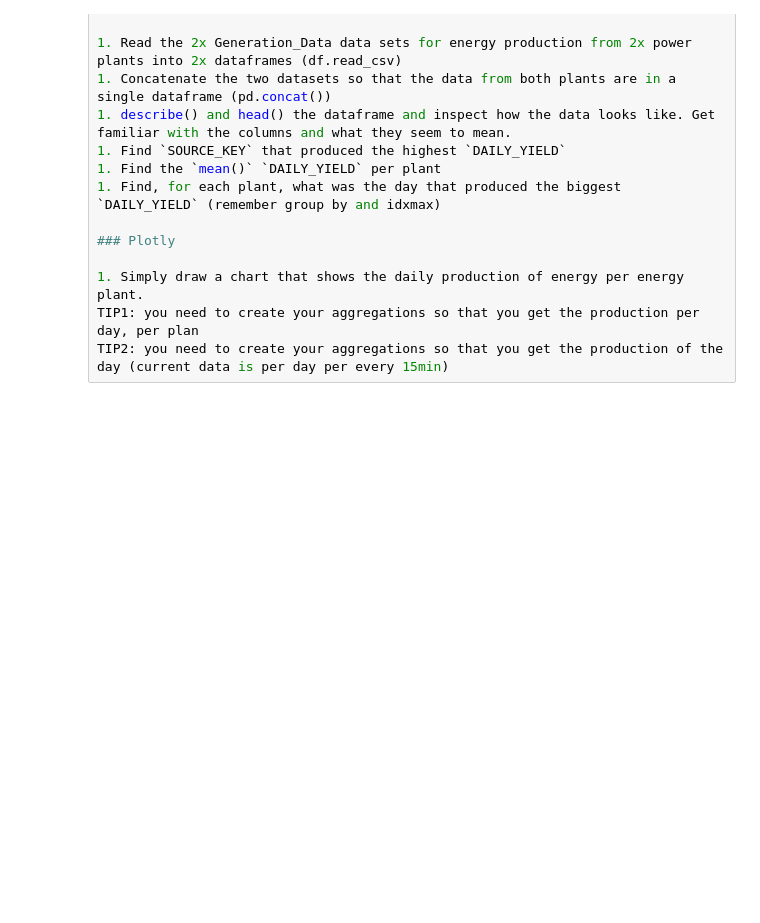
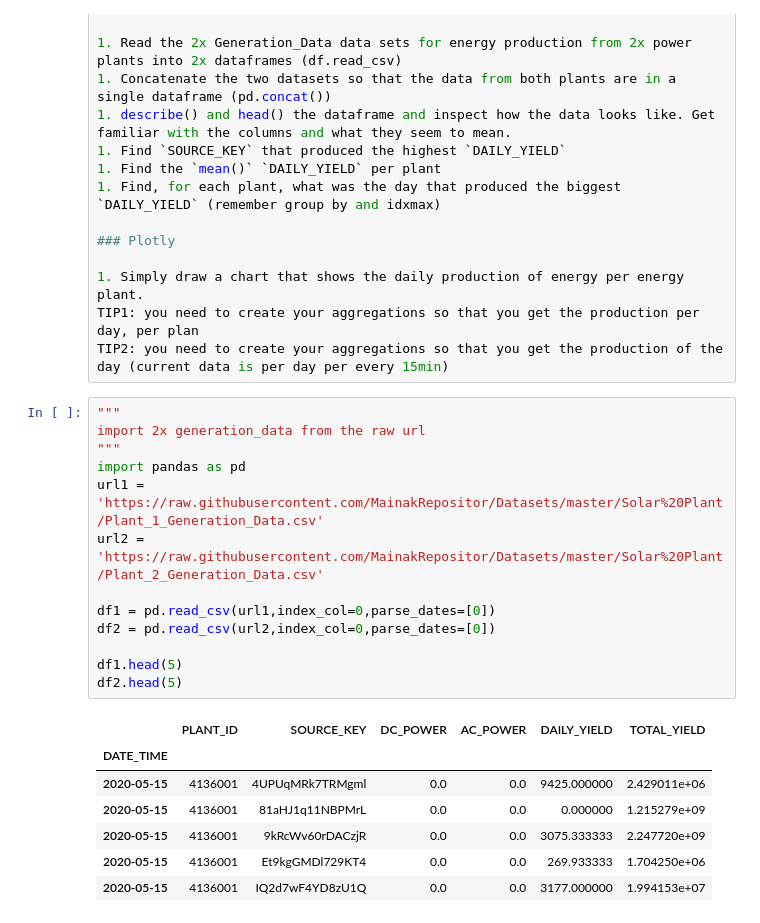
Before and after one commit to savitha14june/redi-web-project, a Jupyter notebook: Homework_session_16.ipynb, the cells around one changed output. Saved outputs shown, nothing was run; the diff lists cells and outputs as text; blank space fills up the shorter version.

```diff
--- a/Homework_session_16.ipynb
+++ b/Homework_session_16.ipynb
@@ -23,3 +23,24 @@ In this exercise you'll
 1. Simply draw a chart that shows the daily production of energy per energy plant.
 TIP1: you need to create your aggregations so that you get the production per day, per plan
 TIP2: you need to create your aggregations so that you get the production of the day (current data is per day per every 15min)
+# %%
+"""
+import 2x generation_data from the raw url
+"""
+import pandas as pd
+url1 = 'https://raw.githubusercontent.com/MainakRepositor/Datasets/master/Solar%20Plant/Plant_1_Generation_Data.csv'
+url2 = 'https://raw.githubusercontent.com/MainakRepositor/Datasets/master/Solar%20Plant/Plant_2_Generation_Data.csv'
+
+df1 = pd.read_csv(url1,index_col=0,parse_dates=[0])
+df2 = pd.read_csv(url2,index_col=0,parse_dates=[0])
+
+df1.head(5)
+df2.head(5)
+# %% [output]
+|  | PLANT_ID | SOURCE_KEY | DC_POWER | AC_POWER | DAILY_YIELD | TOTAL_YIELD |
+| DATE_TIME |  |  |  |  |  |  |
+| 2020-05-15 | 4136001 | 4UPUqMRk7TRMgml | 0.0 | 0.0 | 9425.000000 | 2.429011e+06 |
+| 2020-05-15 | 4136001 | 81aHJ1q11NBPMrL | 0.0 | 0.0 | 0.000000 | 1.215279e+09 |
+| 2020-05-15 | 4136001 | 9kRcWv60rDACzjR | 0.0 | 0.0 | 3075.333333 | 2.247720e+09 |
+| 2020-05-15 | 4136001 | Et9kgGMDl729KT4 | 0.0 | 0.0 | 269.933333 | 1.704250e+06 |
+| 2020-05-15 | 4136001 | IQ2d7wF4YD8zU1Q | 0.0 | 0.0 | 3177.000000 | 1.994153e+07 |
```
Also changed, not shown: parts of 1 cell of this notebook.
